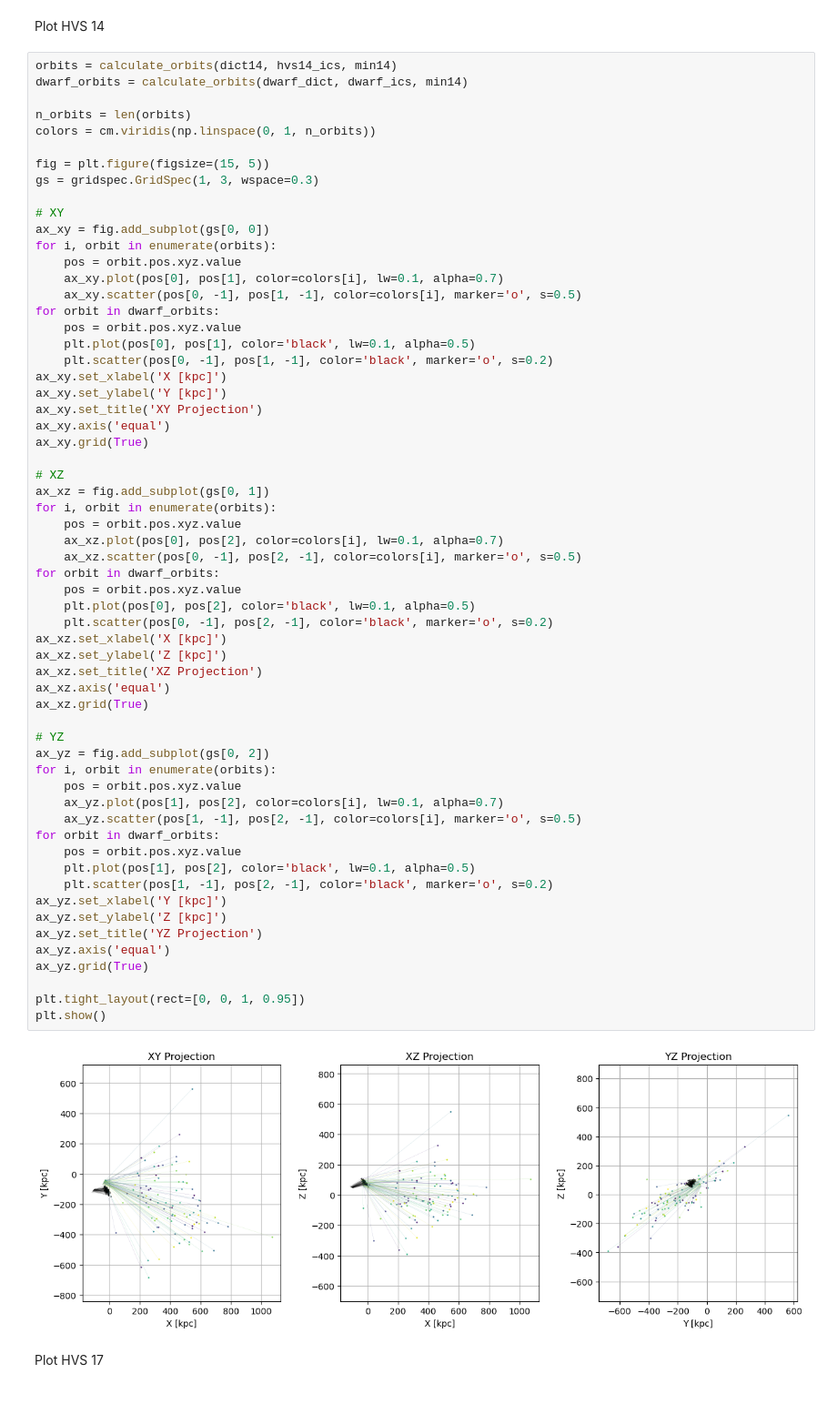
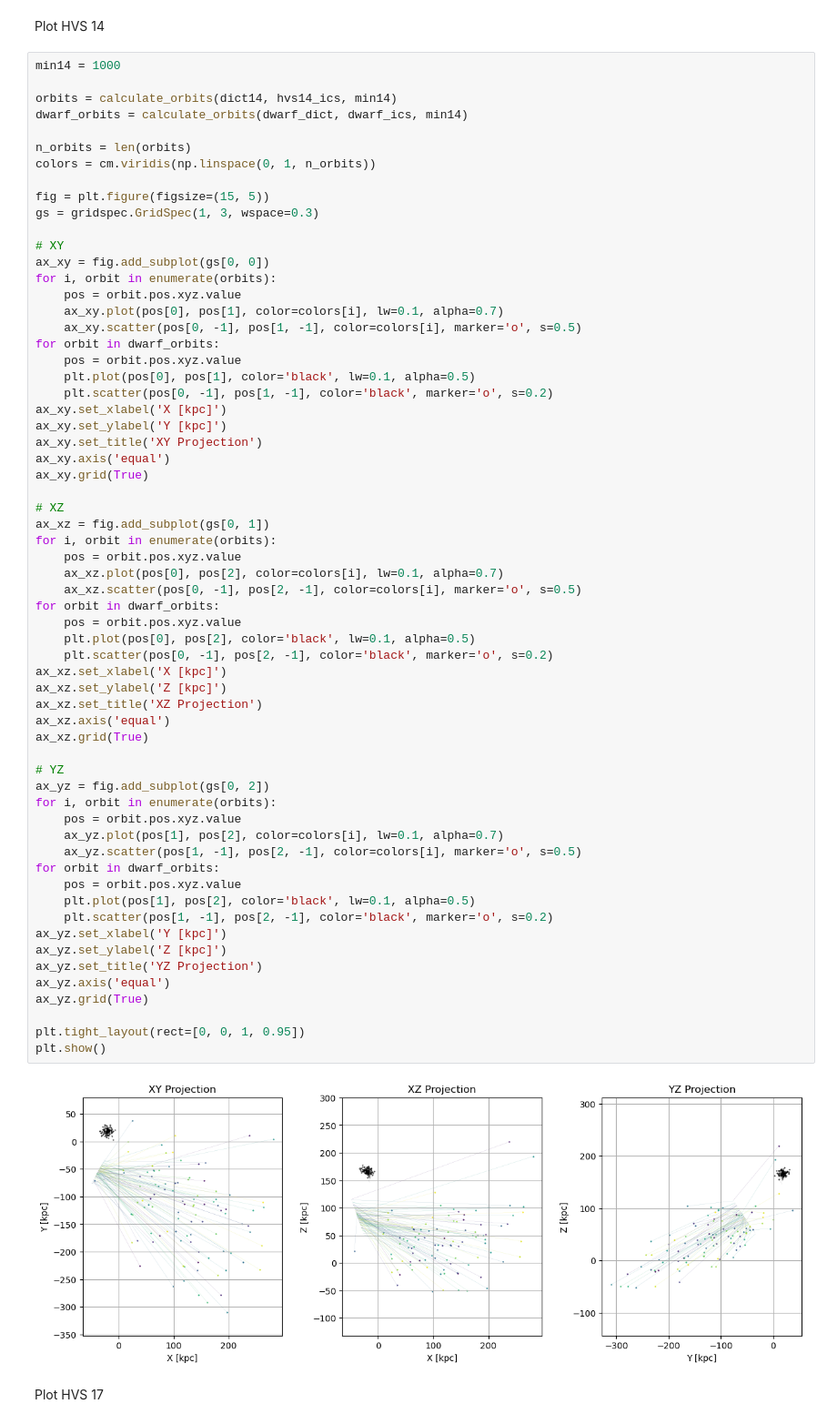
Before and after one commit to HaydenTedrake/HPV_project, a Jupyter notebook: Galaxies/CanesVenaticiII.ipynb, the cells around one changed output. Shown: that part at 91% size. Drawn from its saved outputs; the diff is of its cells as text; blank space fills up the shorter version.

```diff
--- a/Galaxies/CanesVenaticiII.ipynb
+++ b/Galaxies/CanesVenaticiII.ipynb
@@ -351,6 +351,8 @@ plt.show()
 # %% [markdown]
 Plot HVS 14
 # %%
+min14 = 1000
+
 orbits = calculate_orbits(dict14, hvs14_ics, min14)
 dwarf_orbits = calculate_orbits(dwarf_dict, dwarf_ics, min14)
 
@@ -384,34 +386,34 @@ for i, orbit in enumerate(orbits):
     ax_xz.scatter(pos[0, -1], pos[2, -1], color=colors[i], marker='o', s=0.5)
 for orbit in dwarf_orbits:
     pos = orbit.pos.xyz.value
     plt.plot(pos[0], pos[2], color='black', lw=0.1, alpha=0.5)
     plt.scatter(pos[0, -1], pos[2, -1], color='black', marker='o', s=0.2)
 ax_xz.set_xlabel('X [kpc]')
 ax_xz.set_ylabel('Z [kpc]')
 ax_xz.set_title('XZ Projection')
 ax_xz.axis('equal')
 ax_xz.grid(True)
 
 # YZ
 ax_yz = fig.add_subplot(gs[0, 2])
 for i, orbit in enumerate(orbits):
     pos = orbit.pos.xyz.value
     ax_yz.plot(pos[1], pos[2], color=colors[i], lw=0.1, alpha=0.7)
     ax_yz.scatter(pos[1, -1], pos[2, -1], color=colors[i], marker='o', s=0.5)
 for orbit in dwarf_orbits:
     pos = orbit.pos.xyz.value
     plt.plot(pos[1], pos[2], color='black', lw=0.1, alpha=0.5)
     plt.scatter(pos[1, -1], pos[2, -1], color='black', marker='o', s=0.2)
 ax_yz.set_xlabel('Y [kpc]')
 ax_yz.set_ylabel('Z [kpc]')
 ax_yz.set_title('YZ Projection')
 ax_yz.axis('equal')
 ax_yz.grid(True)
 
 plt.tight_layout(rect=[0, 0, 1, 0.95])
 plt.show()
 # %% [output]
-[figure, old version]
+[figure, new version]
 # %% [markdown]
 Plot HVS 17
 # %%
```
Also changed, not shown: parts of 4 cells of this notebook, 6 other files.
